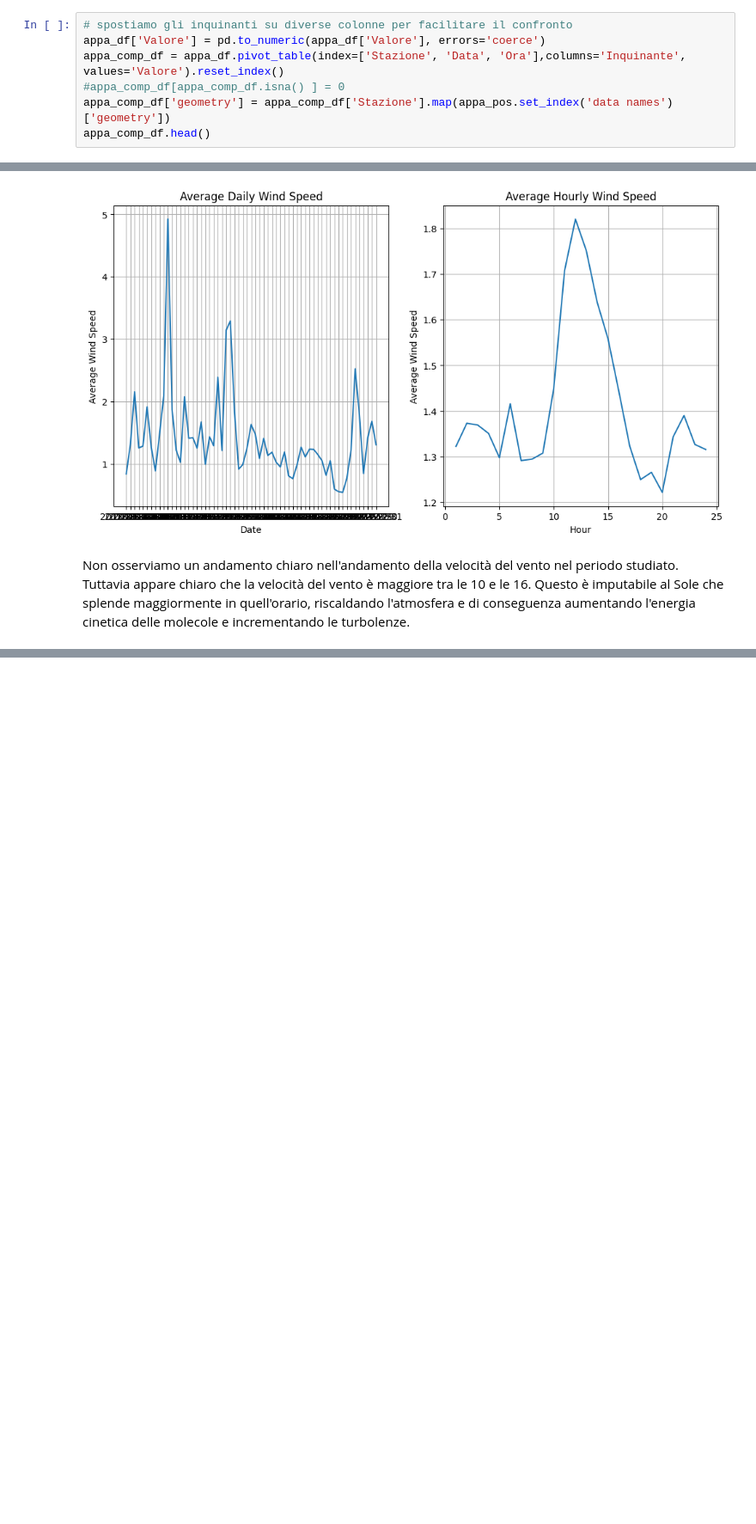
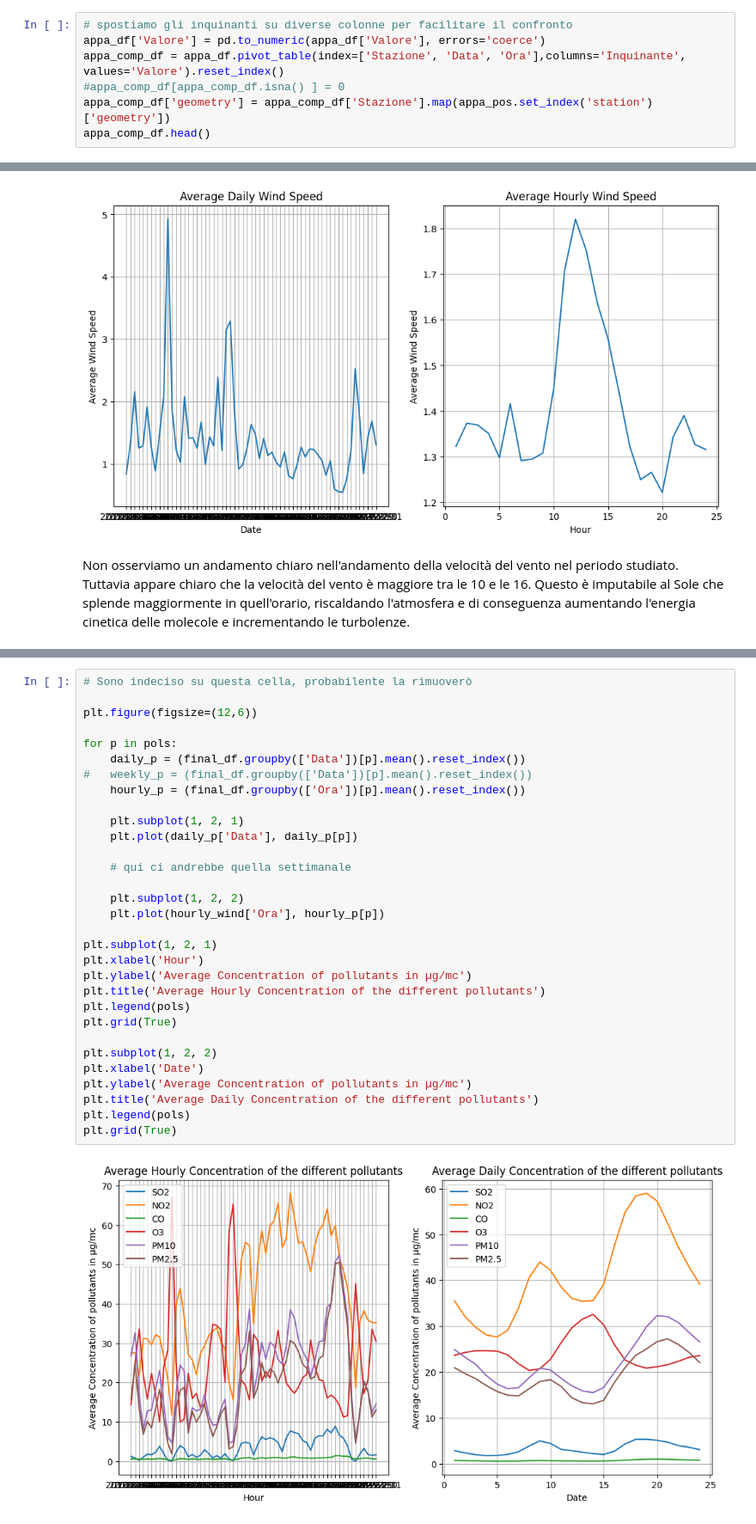
Before and after one commit to CarloDegasperi/DataScience, a Jupyter notebook: notebooks/EDA.ipynb, the cells around one changed output, grey strips where cells are left out. Shown at 86% size. Saved outputs shown, nothing was run; the diff lists cells and outputs as text; blank space fills up the shorter version.

```diff
--- a/notebooks/EDA.ipynb
+++ b/notebooks/EDA.ipynb
@@ -108,7 +105,7 @@ appa_df.head()
 appa_df['Valore'] = pd.to_numeric(appa_df['Valore'], errors='coerce')
 appa_comp_df = appa_df.pivot_table(index=['Stazione', 'Data', 'Ora'],columns='Inquinante', values='Valore').reset_index()
 #appa_comp_df[appa_comp_df.isna() ] = 0
-appa_comp_df['geometry'] = appa_comp_df['Stazione'].map(appa_pos.set_index('data names')['geometry'])
+appa_comp_df['geometry'] = appa_comp_df['Stazione'].map(appa_pos.set_index('station')['geometry'])
 appa_comp_df.head()
 # %% [output]
 | Inquinante | Stazione | Data | Ora | CO | NO2 | O3 | PM10 | PM2.5 | SO2 | geometry |
@@ -403,0 +433,33 @@ Index(['Data', 'Ora', 'Stazione appa', 'geometry appa', 'Stazione meteo',
+# %%
+# Sono indeciso su questa cella, probabilente la rimuoverò
+
+plt.figure(figsize=(12,6))
+
+for p in pols:
+    daily_p = (final_df.groupby(['Data'])[p].mean().reset_index())
+#   weekly_p = (final_df.groupby(['Data'])[p].mean().reset_index())
+    hourly_p = (final_df.groupby(['Ora'])[p].mean().reset_index())
+
+    plt.subplot(1, 2, 1)
+    plt.plot(daily_p['Data'], daily_p[p])
+
+    # qui ci andrebbe quella settimanale
+
+    plt.subplot(1, 2, 2)
+    plt.plot(hourly_wind['Ora'], hourly_p[p])
+
+plt.subplot(1, 2, 1)
+plt.xlabel('Hour')
+plt.ylabel('Average Concentration of pollutants in µg/mc')
+plt.title('Average Hourly Concentration of the different pollutants')
+plt.legend(pols)
+plt.grid(True)
+
+plt.subplot(1, 2, 2)
+plt.xlabel('Date')
+plt.ylabel('Average Concentration of pollutants in µg/mc')
+plt.title('Average Daily Concentration of the different pollutants')
+plt.legend(pols)
+plt.grid(True)
+# %% [output]
+[figure, added]
```
Also changed, not shown: parts of 15 cells of this notebook, 1 other file.
